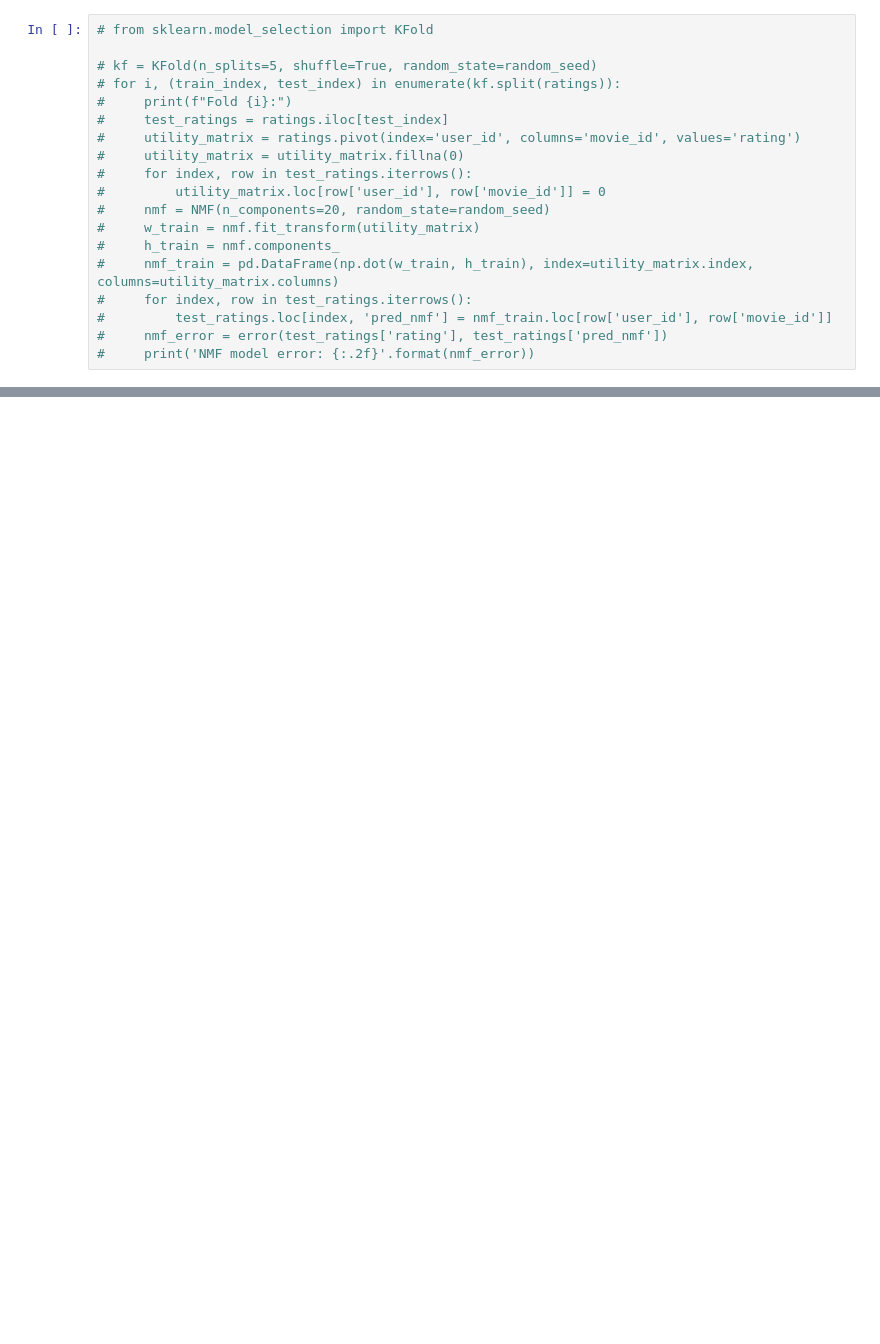
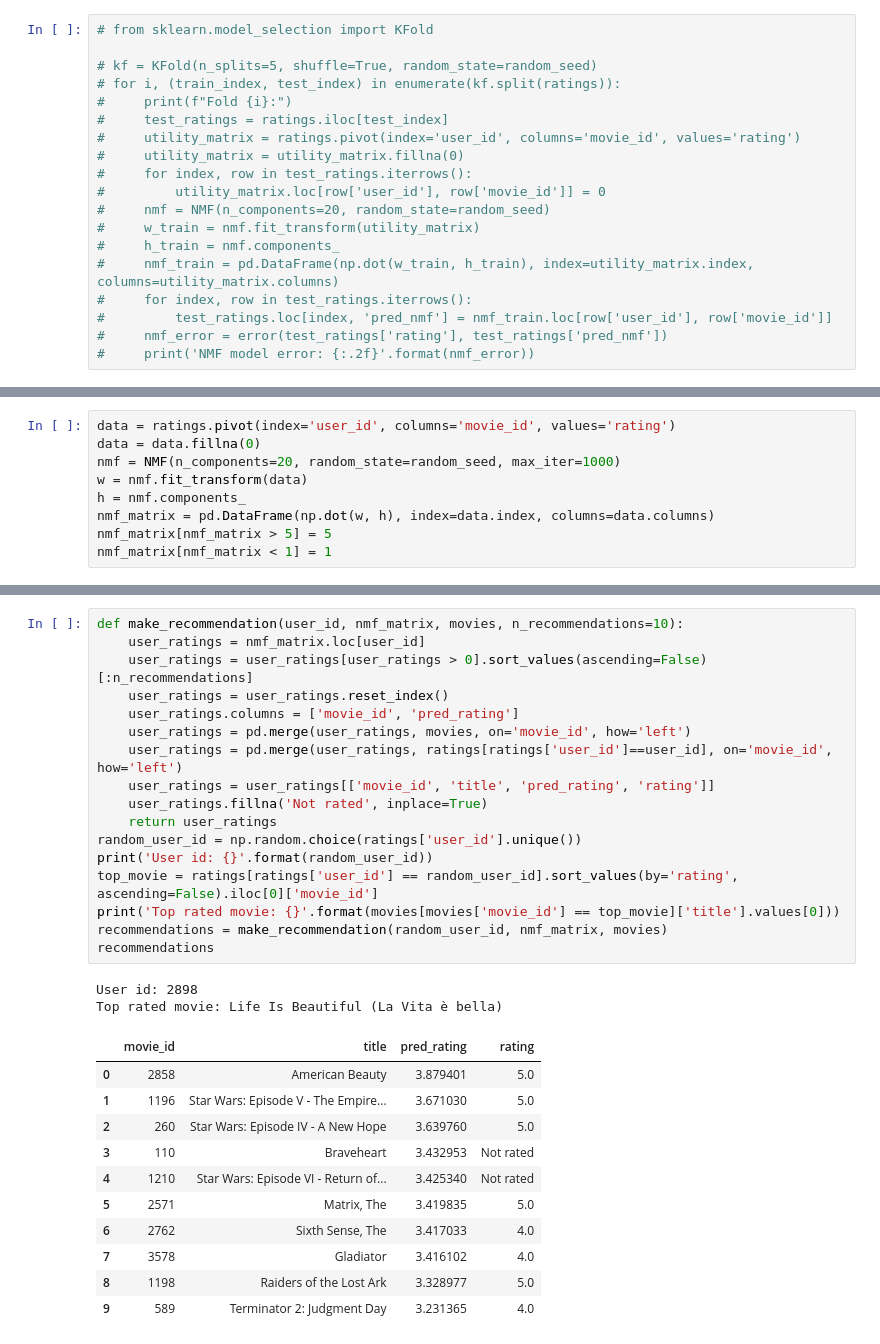
Before and after one commit to JuanDa14Sa/BBC-News-Classification, a Jupyter notebook: recommendation_system.ipynb, the cells around one changed output, grey strips where cells are left out. Drawn from its saved outputs; the diff is of its cells as text; blank space fills up the shorter version.

```diff
--- a/recommendation_system.ipynb
+++ b/recommendation_system.ipynb
@@ -509,0 +503,9 @@ Text(0, 0.5, 'RMSE')
+# %%
+data = ratings.pivot(index='user_id', columns='movie_id', values='rating')
+data = data.fillna(0)
+nmf = NMF(n_components=20, random_state=random_seed, max_iter=1000)
+w = nmf.fit_transform(data)
+h = nmf.components_
+nmf_matrix = pd.DataFrame(np.dot(w, h), index=data.index, columns=data.columns)
+nmf_matrix[nmf_matrix > 5] = 5
+nmf_matrix[nmf_matrix < 1] = 1
@@ -509,0 +528,31 @@ Text(0, 0.5, 'RMSE')
+# %%
+def make_recommendation(user_id, nmf_matrix, movies, n_recommendations=10):
+    user_ratings = nmf_matrix.loc[user_id]
+    user_ratings = user_ratings[user_ratings > 0].sort_values(ascending=False)[:n_recommendations]
+    user_ratings = user_ratings.reset_index()
+    user_ratings.columns = ['movie_id', 'pred_rating']
+    user_ratings = pd.merge(user_ratings, movies, on='movie_id', how='left')
+    user_ratings = pd.merge(user_ratings, ratings[ratings['user_id']==user_id], on='movie_id', how='left')
+    user_ratings = user_ratings[['movie_id', 'title', 'pred_rating', 'rating']]
+    user_ratings.fillna('Not rated', inplace=True)
+    return user_ratings
+random_user_id = np.random.choice(ratings['user_id'].unique())
+print('User id: {}'.format(random_user_id))
+top_movie = ratings[ratings['user_id'] == random_user_id].sort_values(by='rating', ascending=False).iloc[0]['movie_id']
+print('Top rated movie: {}'.format(movies[movies['movie_id'] == top_movie]['title'].values[0]))
+recommendations = make_recommendation(random_user_id, nmf_matrix, movies)
+recommendations
+# %% [output]
+User id: 2898
+Top rated movie: Life Is Beautiful (La Vita è bella)
+|  | movie_id | title | pred_rating | rating |
+| 0 | 2858 | American Beauty | 3.879401 | 5.0 |
+| 1 | 1196 | Star Wars: Episode V - The Empire... | 3.671030 | 5.0 |
+| 2 | 260 | Star Wars: Episode IV - A New Hope | 3.639760 | 5.0 |
+| 3 | 110 | Braveheart | 3.432953 | Not rated |
+| 4 | 1210 | Star Wars: Episode VI - Return of... | 3.425340 | Not rated |
+| 5 | 2571 | Matrix, The | 3.419835 | 5.0 |
+| 6 | 2762 | Sixth Sense, The | 3.417033 | 4.0 |
+| 7 | 3578 | Gladiator | 3.416102 | 4.0 |
+| 8 | 1198 | Raiders of the Lost Ark | 3.328977 | 5.0 |
+| 9 | 589 | Terminator 2: Judgment Day | 3.231365 | 4.0 |
```
Also changed, not shown: parts of 19 cells of this notebook.
